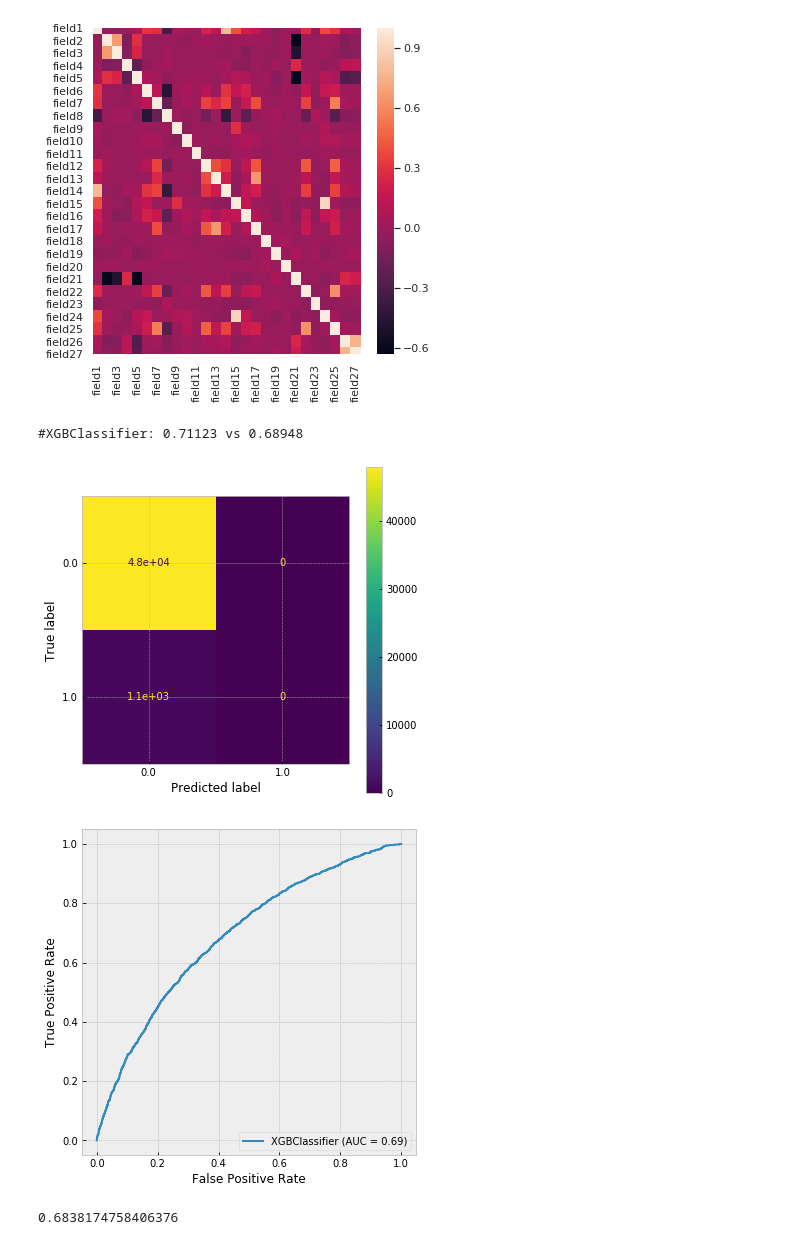
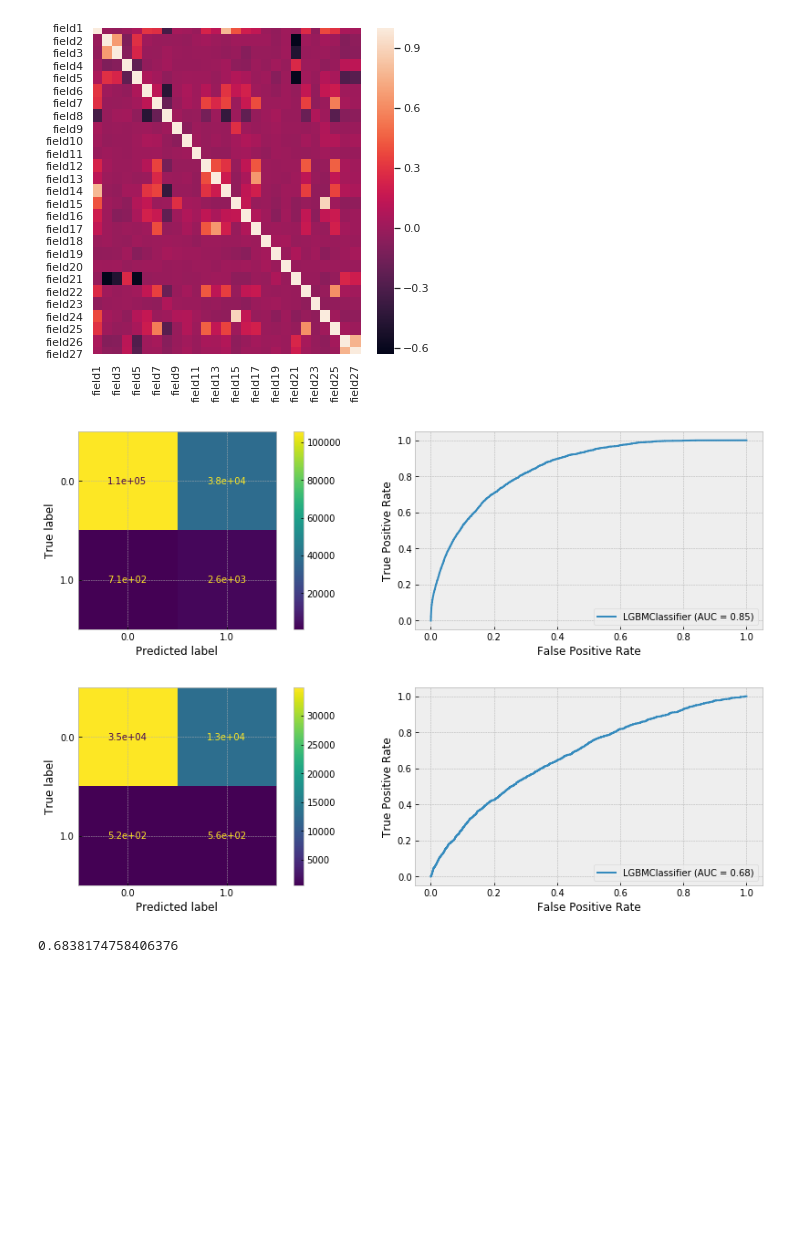
Before and after one commit to andygoosh/OneTwoTrip-Contest, a Jupyter notebook: workinprogress.ipynb, the cells around one changed output. Saved outputs shown, nothing was run; the diff lists cells and outputs as text; code cells hidden in the pictures; blank space fills up the shorter version.

```diff
--- a/workinprogress.ipynb
+++ b/workinprogress.ipynb
@@ -256,22 +249,32 @@ import seaborn as sns; sns.set()
 ax = sns.heatmap(X.corr())
 # %% [output]
 [figure]
+# %%
+def plot_cm_and_roc(model, X, y):
+  old_rcparam = plt.rcParams["figure.figsize"]
+  plt.rcParams["figure.figsize"] = (15,4)
+
+  fig, (ax1, ax2) = plt.subplots(1, 2)
+  skl.metrics.plot_confusion_matrix(model, X, y, ax=ax1)
+  skl.metrics.plot_roc_curve(model, X, y, ax=ax2)
+
+  plt.show()
+  plt.rcParams["figure.figsize"] = old_rcparam
 # %%
 def estimate(X, y, model):
   X_train, X_cv, y_train, y_cv = train_test_split(X, y, random_state=RS, shuffle=True)
 
   model.fit(X_train, y_train.values.ravel())
 
-  y_pred_train = model.predict_proba(X_train)
-  roc_train = skl.metrics.roc_auc_score(y_train, y_pred_train[:, 1])
+  #y_pred_train = model.predict_proba(X_train)
+  #roc_train = skl.metrics.roc_auc_score(y_train, y_pred_train[:, 1])
+  #y_pred_cv = model.predict_proba(X_cv)
+  #roc_cv = skl.metrics.roc_auc_score(y_cv, y_pred_cv[:, 1])
+  #print('#{}: {:.5f} vs {:.5f}'.format(type(model).__name__, roc_train, roc_cv))
 
-  y_pred_cv = model.predict_proba(X_cv)
-  roc_cv = skl.metrics.roc_auc_score(y_cv, y_pred_cv[:, 1])
+  plot_cm_and_roc(model, X_train, y_train)
+  plot_cm_and_roc(model, X_cv, y_cv)
 
-  skl.metrics.plot_confusion_matrix(model, X_cv, y_cv)
-  skl.metrics.plot_roc_curve(model, X_cv, y_cv)
-
-  print('#{}: {:.5f} vs {:.5f}'.format(type(model).__name__, roc_train, roc_cv))
   return model
 # %%
 from sklearn.pipeline import make_pipeline
@@ -280,49 +283,50 @@ from sklearn.calibration import CalibratedClassifierCV
 from sklearn.svm import SVC
 from lightgbm import LGBMClassifier
 
-X, y = prepare_data( df_train, undersample=False, k=3 )
+X, y = prepare_data( df_train, undersample=0 )
 
 xgb = XGBClassifier(random_state = RS)
-rfc = skl.ensemble.RandomForestClassifier(random_state = RS)
 abc = skl.ensemble.AdaBoostClassifier(random_state = RS)
 gbc = skl.ensemble.GradientBoostingClassifier(random_state = RS)
-vc = skl.ensemble.VotingClassifier(estimators=[('xgb', xgb), ('lgbm', abc), ('gbc', gbc)], voting='soft')
 gnb = GaussianNB()
-clf = skl.ensemble.RandomForestClassifier(n_estimators=50, n_jobs=-1)
-clfbag = skl.ensemble.BaggingClassifier(clf, n_estimators=5)
+rfc = skl.ensemble.RandomForestClassifier(n_estimators=100, n_jobs=-1)
+clfbag = skl.ensemble.BaggingClassifier(rfc, n_estimators=10)
 svc = SVC(random_state = RS, probability=True)
-lgbm = LGBMClassifier(random_state = RS) #, class_weight='balanced' )
+lgbm = LGBMClassifier(random_state = RS)
+lgbm_b = LGBMClassifier(random_state = RS, class_weight='balanced' )
 clf_sigmoid = CalibratedClassifierCV(xgb, cv=3, method='sigmoid')
+vc = skl.ensemble.VotingClassifier(estimators=[('xgb', xgb), ('lgbm', lgbm), ('gbc', gbc)], voting='soft')
+vc1 = skl.ensemble.VotingClassifier(estimators=[('lgbm', lgbm), ('lgbm_b', lgbm_b)], weights=[3, 3], voting='soft')
 
-model = estimate(X, y, xgb);
+
+model = estimate(X, y, lgbm_b);
 
 #RandomForestClassifier: 0.99987 vs 0.58307 - unbalanced
 #RandomForestClassifier: 0.99881 vs 0.62169 - balanced
 
 #AdaBoostClassifier: 0.68902 vs 0.67483
 
 #CalibratedClassifierCV: 0.71289 vs 0.69033 for XGBClassifier
 
 #GradientBoostingClassifier: 0.70029 vs 0.68350
 #GradientBoostingClassifier: 0.75496 vs 0.66729 - balanced
 
 #CalibratedClassifierCV: 0.70296 vs 0.68644 for GradientBoostingClassifier
 #CalibratedClassifierCV: 0.74907 vs 0.66534 balanced
 
 #VotingClassifier: 0.99981 vs 0.67803
 
 #GaussianNB: 0.63033 vs 0.63758
 #CalibratedClassifierCV: 0.63127 vs 0.64139 for GaussianNB
 
 #LGBMClassifier: 0.84498 vs 0.68050 - unbalanced
 #LGBMClassifier: 0.92232 vs 0.65621 - balanced
 
 #XGBClassifier: 0.71139 vs 0.68740 - unbalanced
 #XGBClassifier: 0.74734 vs 0.66816 - balanced
 # %% [output]
-#XGBClassifier: 0.71123 vs 0.68948
-[figure, old version]
+[figure, new version]
-[figure, old version]
+[figure, new version]
 # %%
 from mlxtend.feature_selection import SequentialFeatureSelector as SFS
 
```
Also changed, not shown: parts of 12 cells of this notebook.
